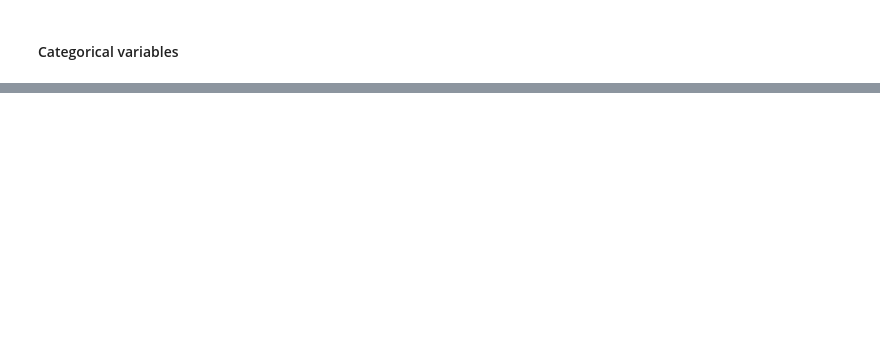
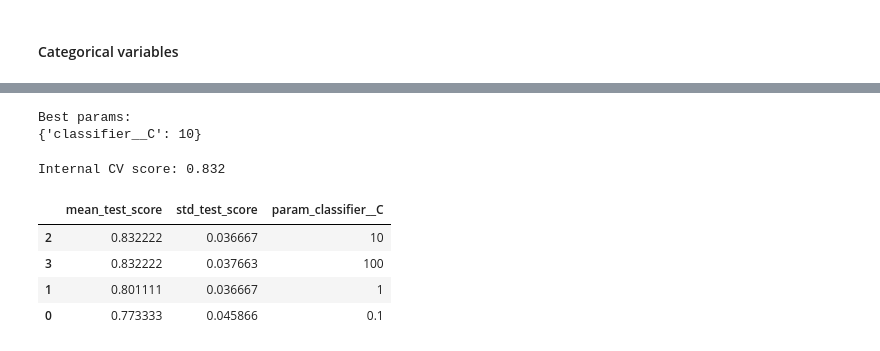
Before and after one commit to patrycjapiechowicz/cybersec, a Jupyter notebook: notebooks/part_1_feature_eingineering.ipynb, the cells around one changed output, grey strips where cells are left out. Saved outputs shown, nothing was run; the diff lists cells and outputs as text; code cells hidden in the pictures; blank space fills up the shorter version.

```diff
--- a/notebooks/part_1_feature_eingineering.ipynb
+++ b/notebooks/part_1_feature_eingineering.ipynb
@@ -433,0 +411,8 @@ X_test.to_csv('xtest.csv', index=False)
+# %%
+from sklearn.linear_model import LogisticRegression
+# Append classifier to preprocessing pipeline.
+# Now we have a full prediction pipeline.
+pipeline_lr = Pipeline(steps=[('preprocessor', preprocessor),
+                      ('classifier', LogisticRegression())])
+# %%
+pipeline_lr.fit(X_train, y_train)
@@ -433,0 +441,7 @@ X_test.to_csv('xtest.csv', index=False)
+# %%
+param_grid = {
+    'classifier__C': [0.1, 1.0, 10, 100],
+}
+
+grid_search = GridSearchCV(pipeline_lr, param_grid, cv=10)
+grid_search
@@ -433,0 +466,25 @@ X_test.to_csv('xtest.csv', index=False)
+# %%
+grid_search.fit(X_train, y_train)
+
+print(f"Best params:")
+print(grid_search.best_params_)
+# %% [output]
+Best params:
+{'classifier__C': 10}
+# %%
+print(f"Internal CV score: {grid_search.best_score_:.3f}")
+# %% [output]
+Internal CV score: 0.832
+# %%
+
+cv_results = pd.DataFrame(grid_search.cv_results_)
+cv_results = cv_results.sort_values("mean_test_score", ascending=False)
+cv_results[["mean_test_score", "std_test_score",
+            "param_classifier__C"
+            ]].head(5)
+# %% [output]
+|  | mean_test_score | std_test_score | param_classifier__C |
+| 2 | 0.832222 | 0.036667 | 10 |
+| 3 | 0.832222 | 0.037663 | 100 |
+| 1 | 0.801111 | 0.036667 | 1 |
+| 0 | 0.773333 | 0.045866 | 0.1 |
```
Also changed, not shown: parts of 67 cells of this notebook.
